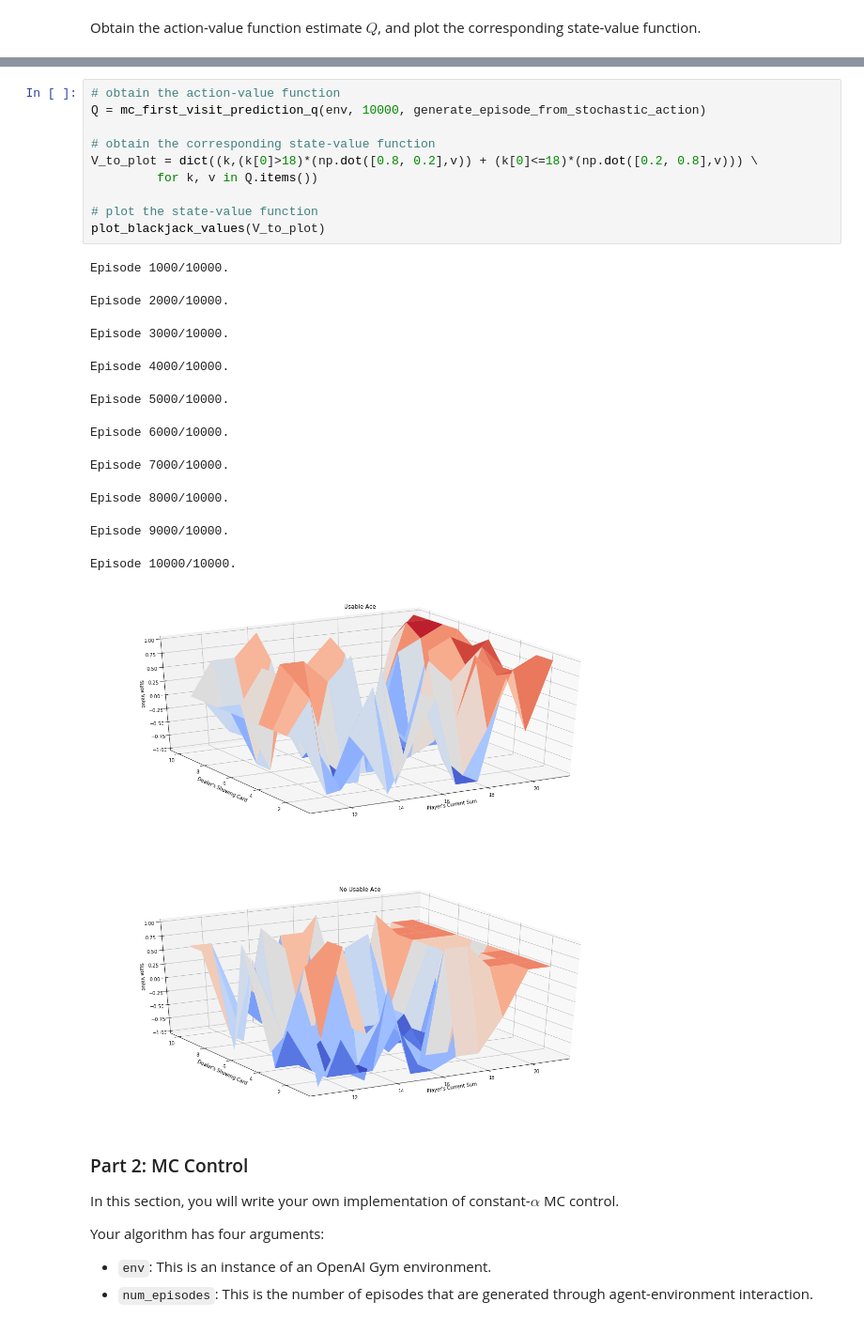
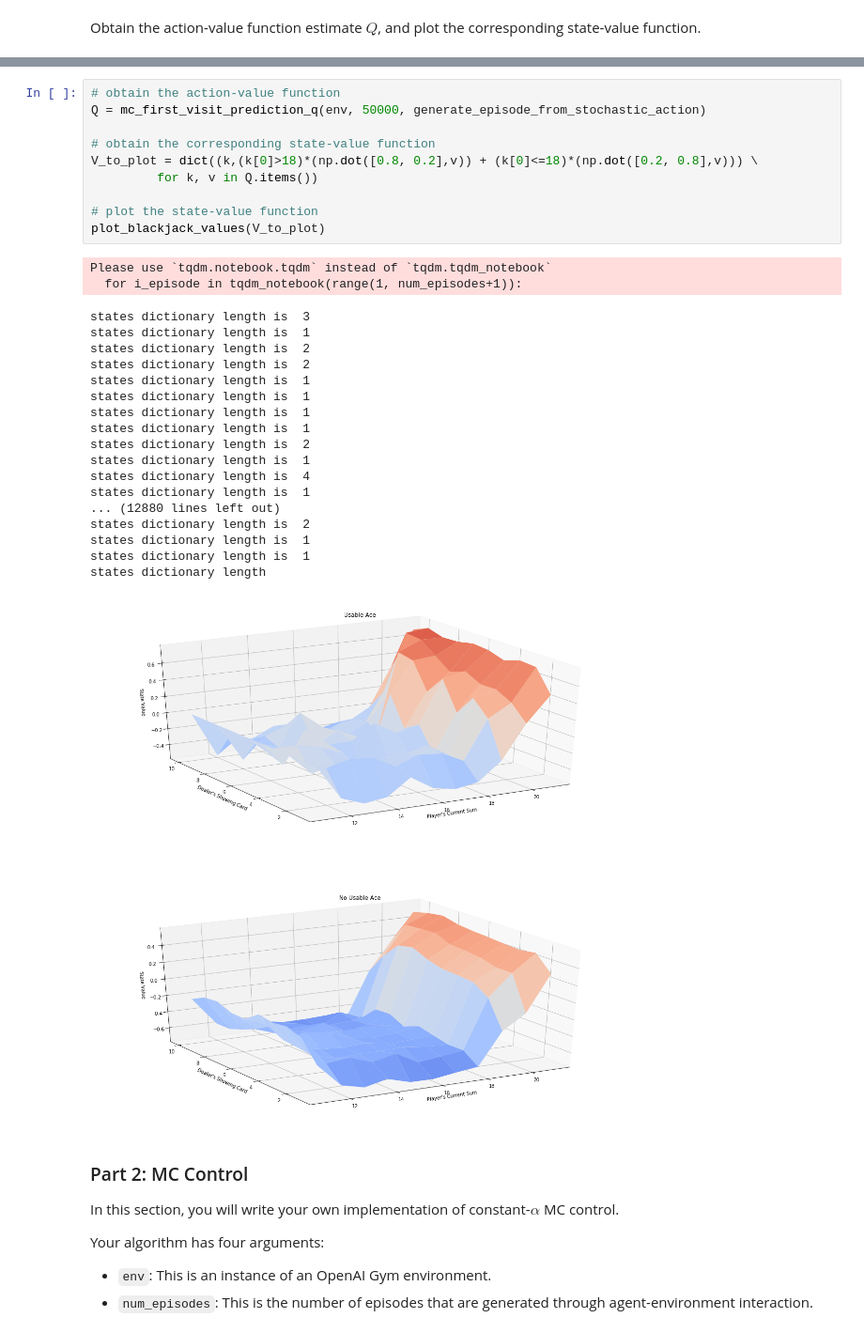
Before and after one commit to Robotawi/DRL-Notes, a Jupyter notebook: Monte_Carlo_Implementation.ipynb, the cells around one changed output, grey strips where cells are left out. Shown at 94% size. Saved outputs shown, nothing was run; the diff lists cells and outputs as text.

```diff
--- a/Monte_Carlo_Implementation.ipynb
+++ b/Monte_Carlo_Implementation.ipynb
@@ -275,25 +293,34 @@ Episode 10000/10000.
 # %%
 # obtain the action-value function
-Q = mc_first_visit_prediction_q(env, 10000, generate_episode_from_stochastic_action)
+Q = mc_first_visit_prediction_q(env, 50000, generate_episode_from_stochastic_action)
 
 # obtain the corresponding state-value function
 V_to_plot = dict((k,(k[0]>18)*(np.dot([0.8, 0.2],v)) + (k[0]<=18)*(np.dot([0.2, 0.8],v))) \
          for k, v in Q.items())
 
 # plot the state-value function
 plot_blackjack_values(V_to_plot)
 # %% [output]
-Episode 1000/10000.
+Please use `tqdm.notebook.tqdm` instead of `tqdm.tqdm_notebook`
+  for i_episode in tqdm_notebook(range(1, num_episodes+1)):
-Episode 2000/10000.
+states dictionary length is  3
+states dictionary length is  1
+states dictionary length is  2
+states dictionary length is  2
+states dictionary length is  1
+states dictionary length is  1
+states dictionary length is  1
+states dictionary length is  1
+states dictionary length is  2
+states dictionary length is  1
+states dictionary length is  4
+states dictionary length is  1
+... (12880 lines left out)
+states dictionary length is  2
+states dictionary length is  1
+states dictionary length is  1
+states dictionary length
-Episode 3000/10000.
-Episode 4000/10000.
-Episode 5000/10000.
-Episode 6000/10000.
-Episode 7000/10000.
-Episode 8000/10000.
-Episode 9000/10000.
-Episode 10000/10000.
-[figure, old version]
+[figure, new version]
 # %% [markdown]
 ### Part 2: MC Control
 
```
Also changed, not shown: parts of 8 cells of this notebook, 2 other files.
